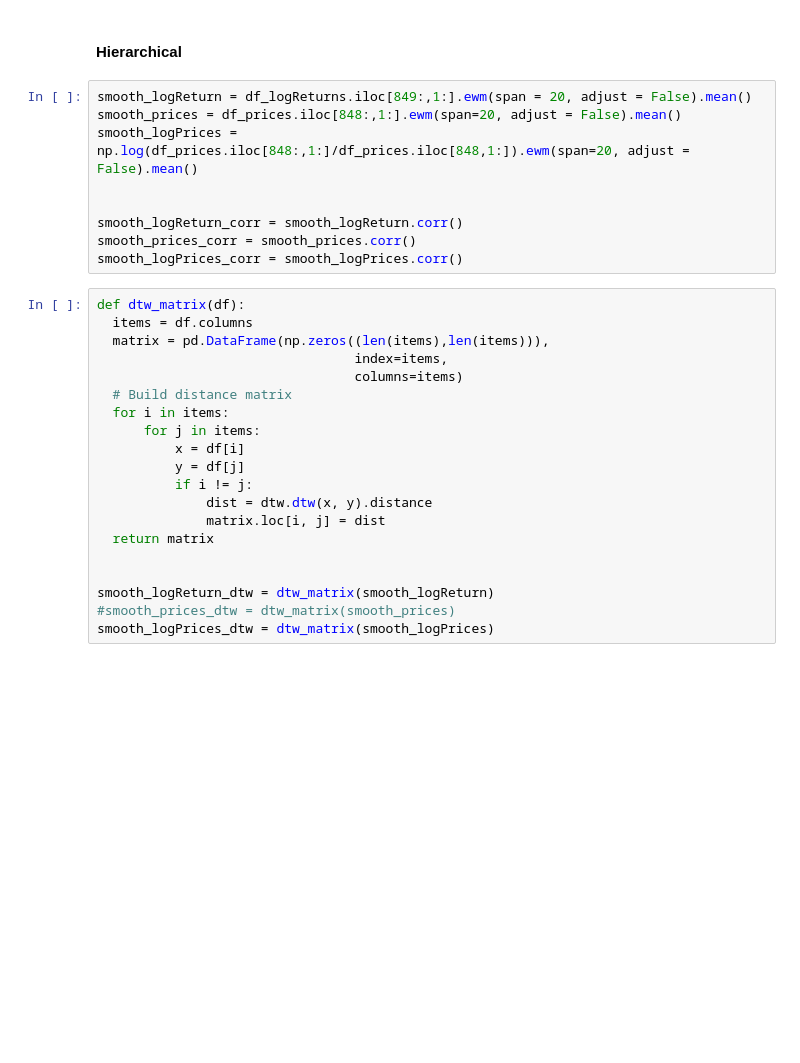
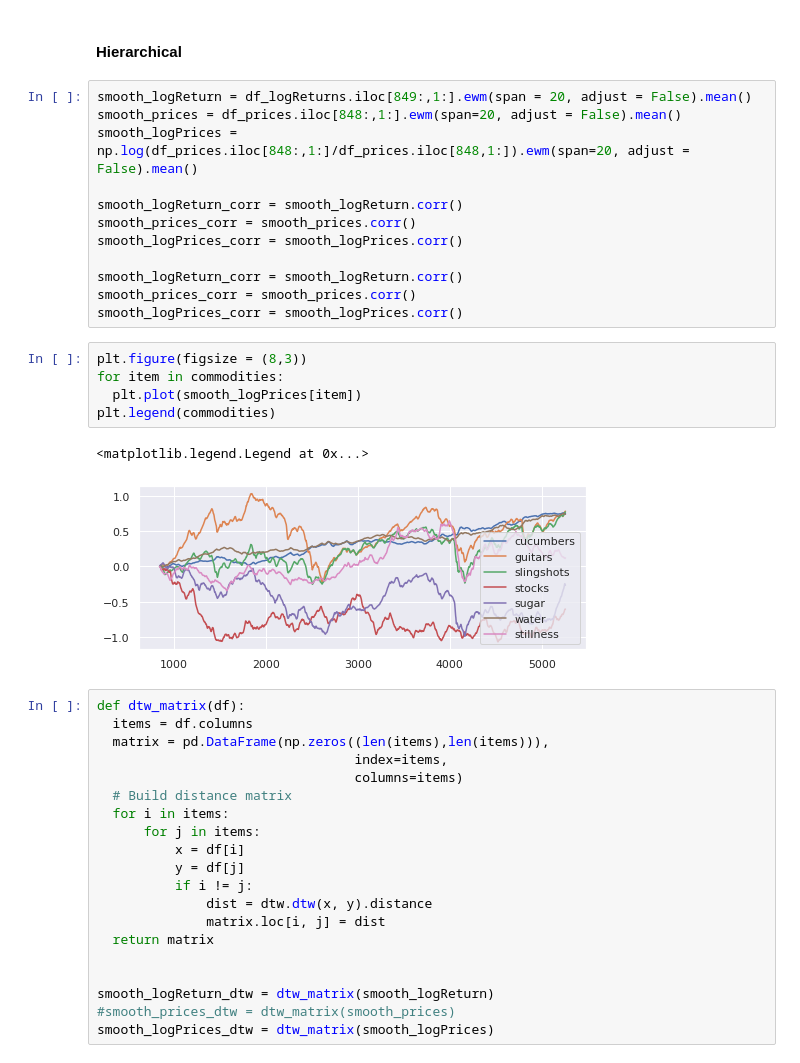
Before and after one commit to miaonaise/Lynx_case, a Jupyter notebook: Spiff.ipynb, the cells around one changed output. Saved outputs shown, nothing was run; the diff lists cells and outputs as text; blank space fills up the shorter version.

```diff
--- a/Spiff.ipynb
+++ b/Spiff.ipynb
@@ -329,10 +333,21 @@ smooth_logReturn = df_logReturns.iloc[849:,1:].ewm(span = 20, adjust = False).me
 smooth_prices = df_prices.iloc[848:,1:].ewm(span=20, adjust = False).mean()
 smooth_logPrices = np.log(df_prices.iloc[848:,1:]/df_prices.iloc[848,1:]).ewm(span=20, adjust = False).mean()
 
+smooth_logReturn_corr = smooth_logReturn.corr()
+smooth_prices_corr = smooth_prices.corr()
+smooth_logPrices_corr = smooth_logPrices.corr()
 
 smooth_logReturn_corr = smooth_logReturn.corr()
 smooth_prices_corr = smooth_prices.corr()
 smooth_logPrices_corr = smooth_logPrices.corr()
+# %%
+plt.figure(figsize = (8,3))
+for item in commodities:
+  plt.plot(smooth_logPrices[item])
+plt.legend(commodities)
+# %% [output]
+<matplotlib.legend.Legend at 0x...>
+[figure, added]
 # %%
 def dtw_matrix(df):
   items = df.columns
```
Also changed, not shown: parts of 14 cells of this notebook.
